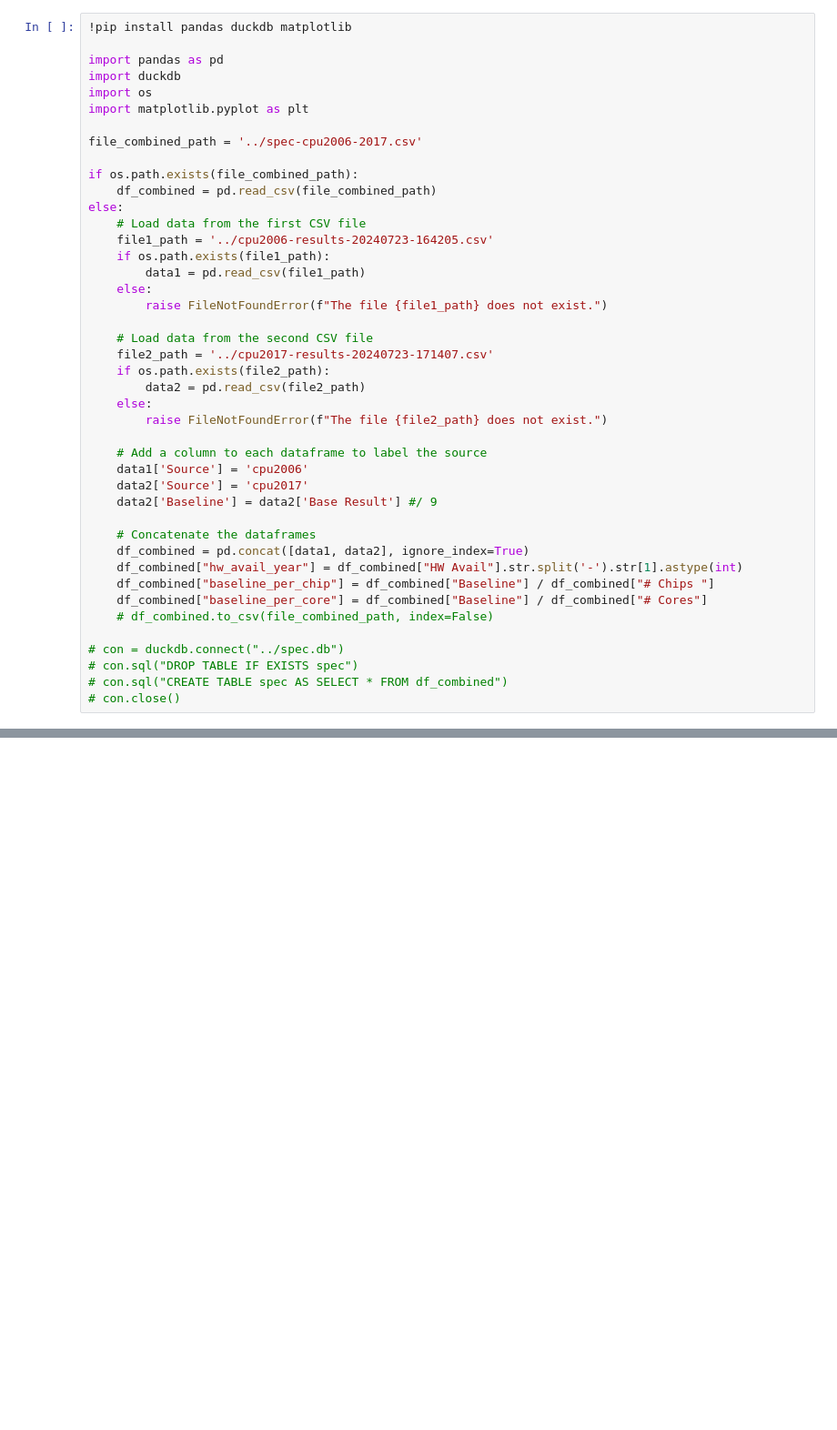
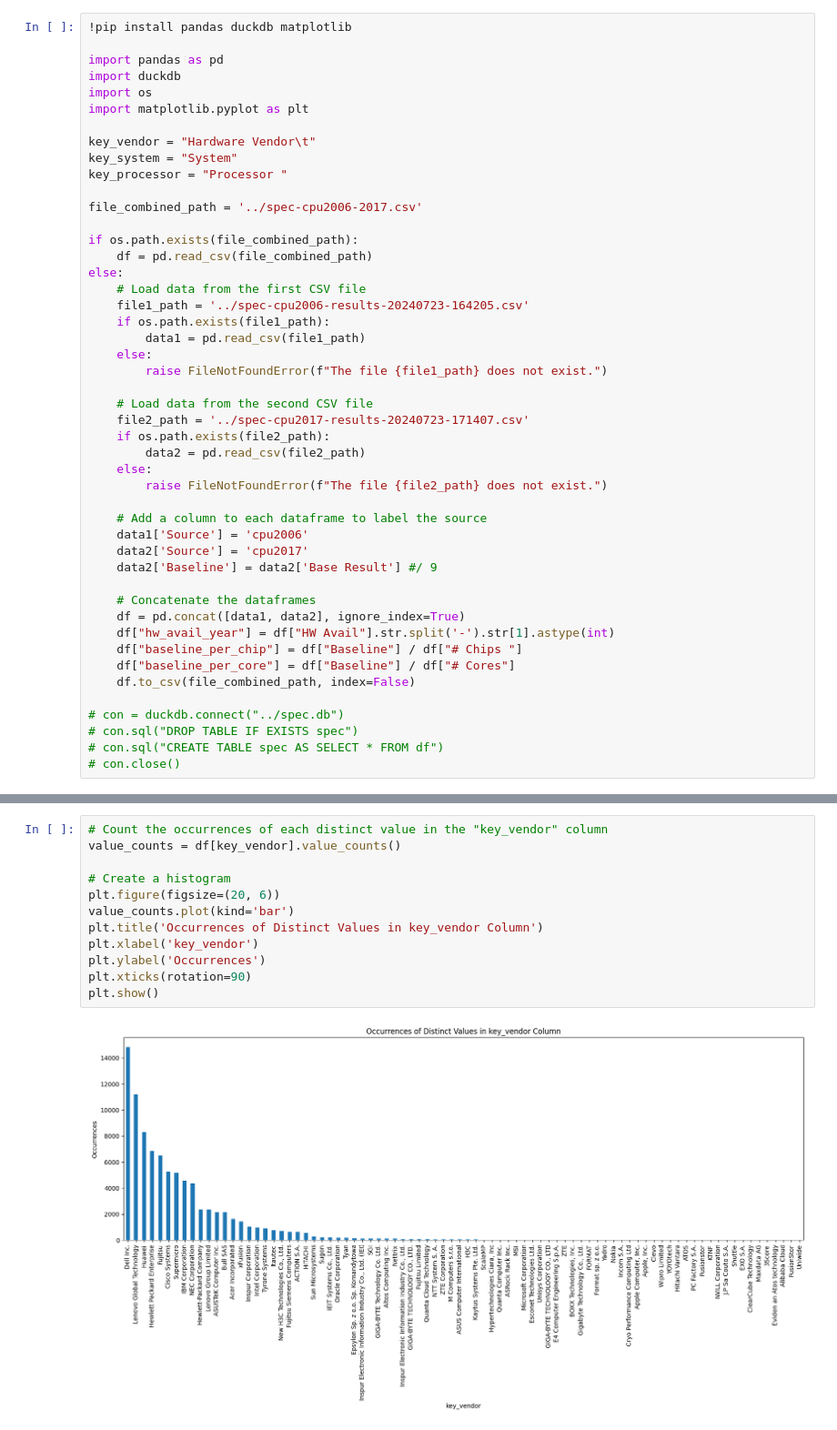
Before and after one commit to hpides/server-buy-advisor, a Jupyter notebook: notebooks/spec.ipynb, the cells around one changed output, grey strips where cells are left out. Shown at 91% size. Saved outputs shown, nothing was run; the diff lists cells and outputs as text; blank space fills up the shorter version.

Commit message:
Add spec data for Intel Xeon CPUs

```diff
--- a/notebooks/spec.ipynb
+++ b/notebooks/spec.ipynb
@@ -6,20 +6,24 @@ import duckdb
 import os
 import matplotlib.pyplot as plt
 
+key_vendor = "Hardware Vendor\t"
+key_system = "System"
+key_processor = "Processor "
+
 file_combined_path = '../spec-cpu2006-2017.csv'
 
 if os.path.exists(file_combined_path):
-    df_combined = pd.read_csv(file_combined_path)
+    df = pd.read_csv(file_combined_path)
 else:
     # Load data from the first CSV file
-    file1_path = '../cpu2006-results-20240723-164205.csv'
+    file1_path = '../spec-cpu2006-results-20240723-164205.csv'
     if os.path.exists(file1_path):
         data1 = pd.read_csv(file1_path)
     else:
         raise FileNotFoundError(f"The file {file1_path} does not exist.")
 
     # Load data from the second CSV file
-    file2_path = '../cpu2017-results-20240723-171407.csv'
+    file2_path = '../spec-cpu2017-results-20240723-171407.csv'
     if os.path.exists(file2_path):
         data2 = pd.read_csv(file2_path)
     else:
@@ -31,15 +35,15 @@ else:
     data2['Baseline'] = data2['Base Result'] #/ 9
 
     # Concatenate the dataframes
-    df_combined = pd.concat([data1, data2], ignore_index=True)
-    df_combined["hw_avail_year"] = df_combined["HW Avail"].str.split('-').str[1].astype(int)
-    df_combined["baseline_per_chip"] = df_combined["Baseline"] / df_combined["# Chips "]
-    df_combined["baseline_per_core"] = df_combined["Baseline"] / df_combined["# Cores"]
-    # df_combined.to_csv(file_combined_path, index=False)
+    df = pd.concat([data1, data2], ignore_index=True)
+    df["hw_avail_year"] = df["HW Avail"].str.split('-').str[1].astype(int)
+    df["baseline_per_chip"] = df["Baseline"] / df["# Chips "]
+    df["baseline_per_core"] = df["Baseline"] / df["# Cores"]
+    df.to_csv(file_combined_path, index=False)
 
 # con = duckdb.connect("../spec.db")
 # con.sql("DROP TABLE IF EXISTS spec")
-# con.sql("CREATE TABLE spec AS SELECT * FROM df_combined")
+# con.sql("CREATE TABLE spec AS SELECT * FROM df")
 # con.close()
 # %% [output]
 Requirement already satisfied: pandas in /Users/mrcl/projects/server-update-advisor/.venv/lib/python3.12/site-packages (2.2.2)
@@ -77,3 +81,17 @@ plt.show()
 plt.close()
 # %% [output]
 [figure]
+# %%
+# Count the occurrences of each distinct value in the "key_vendor" column
+value_counts = df[key_vendor].value_counts()
+
+# Create a histogram
+plt.figure(figsize=(20, 6))
+value_counts.plot(kind='bar')
+plt.title('Occurrences of Distinct Values in key_vendor Column')
+plt.xlabel('key_vendor')
+plt.ylabel('Occurrences')
+plt.xticks(rotation=90)
+plt.show()
+# %% [output]
+[figure, added]
```
Also changed, not shown: parts of 3 cells of this notebook, 1 other file.
